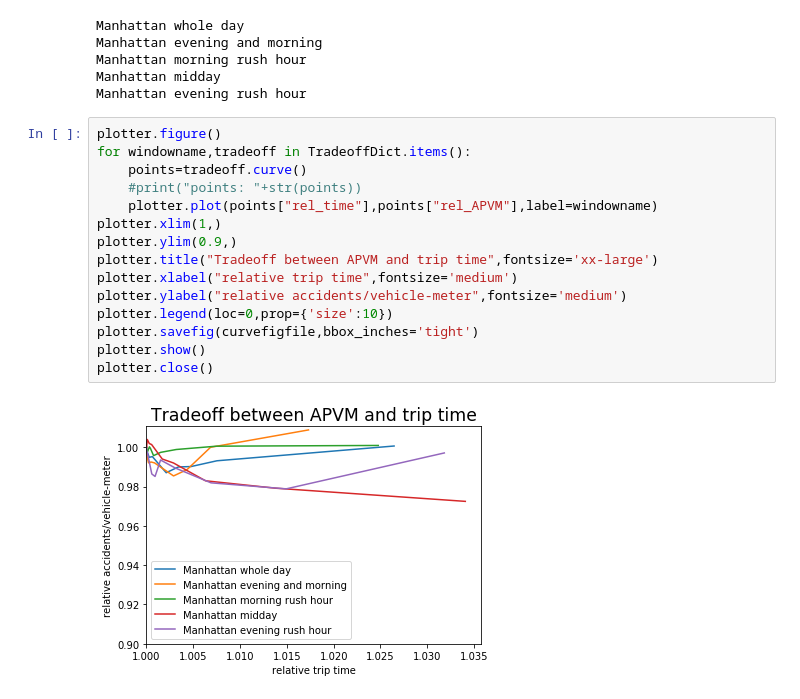
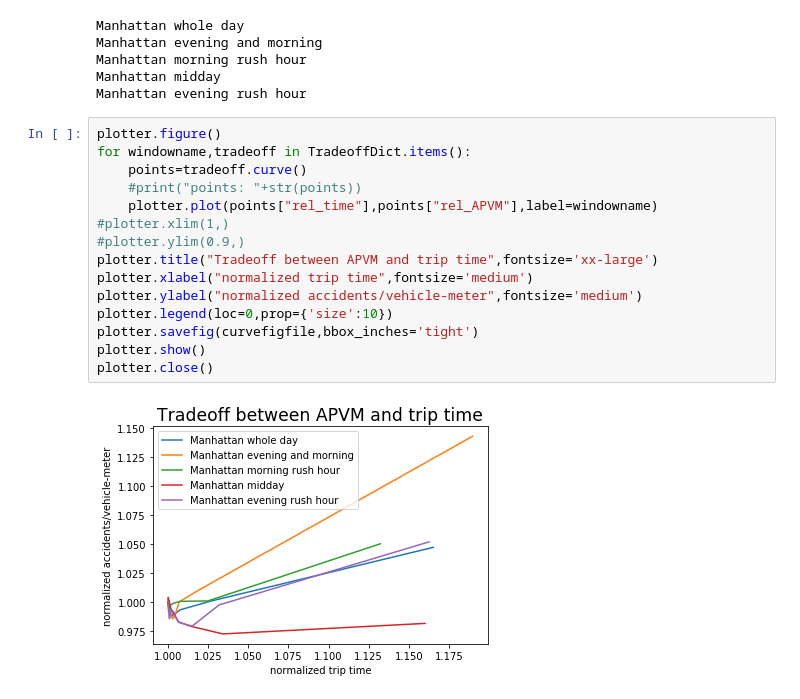
Before and after one commit to dcarmod2/VisionZeroTheory_Submission, a Jupyter notebook: MAIN_comparePlots_vehmi.ipynb, the cells around one changed output. Drawn from its saved outputs; the diff is of its cells as text.

```diff
--- a/MAIN_comparePlots_vehmi.ipynb
+++ b/MAIN_comparePlots_vehmi.ipynb
@@ -42,20 +42,20 @@ Manhattan evening rush hour
 # %%
 plotter.figure()
 for windowname,tradeoff in TradeoffDict.items():
     points=tradeoff.curve()
     #print("points: "+str(points))
     plotter.plot(points["rel_time"],points["rel_APVM"],label=windowname)
-plotter.xlim(1,)
-plotter.ylim(0.9,)
+#plotter.xlim(1,)
+#plotter.ylim(0.9,)
 plotter.title("Tradeoff between APVM and trip time",fontsize='xx-large')
-plotter.xlabel("relative trip time",fontsize='medium')
-plotter.ylabel("relative accidents/vehicle-meter",fontsize='medium')
+plotter.xlabel("normalized trip time",fontsize='medium')
+plotter.ylabel("normalized accidents/vehicle-meter",fontsize='medium')
 plotter.legend(loc=0,prop={'size':10})
 plotter.savefig(curvefigfile,bbox_inches='tight')
 plotter.show()
 plotter.close()
 # %% [output]
-[figure, old version]
+[figure, new version]
 # %%
 plotter.figure()
 for windowname,tradeoff in TradeoffDict.items():
```
Also changed, not shown: parts of 1 cell of this notebook, 10 other files.
